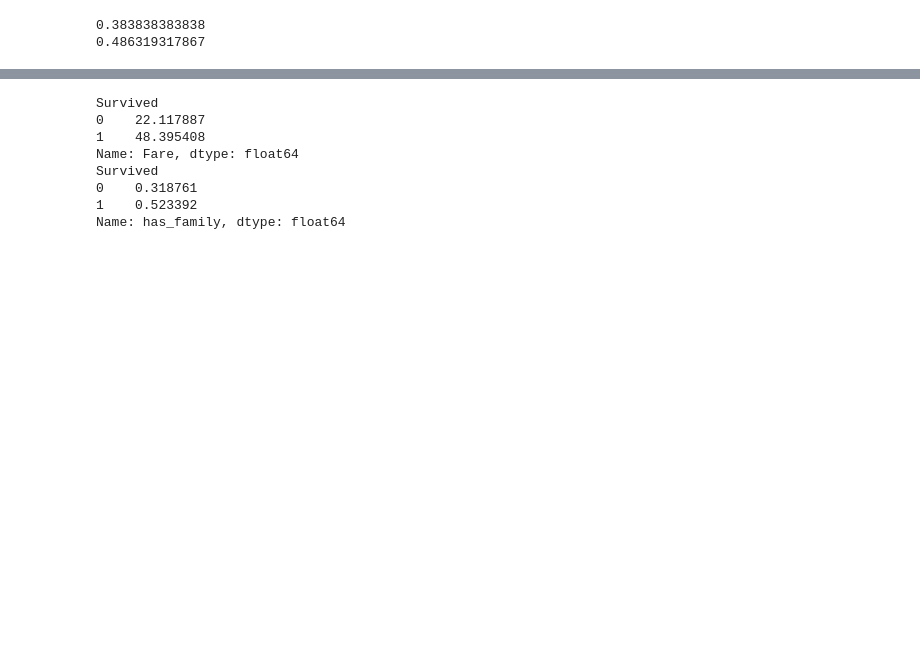
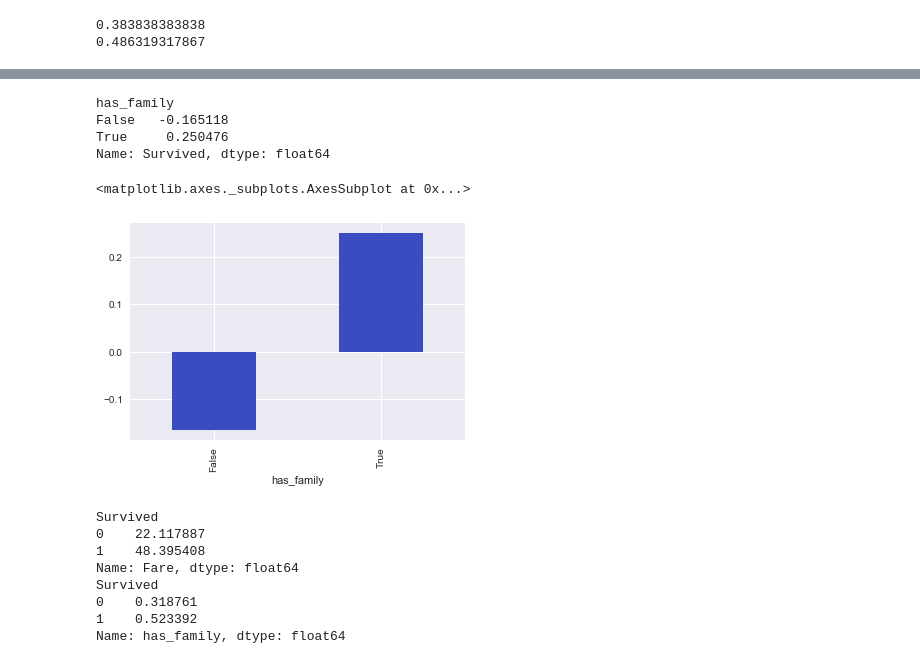
Before and after one commit to kylemeenehan/titanic-data, a Jupyter notebook: Titanic Project.ipynb, the cells around one changed output, grey strips where cells are left out. Drawn from its saved outputs; the diff is of its cells as text; code cells hidden in the pictures; blank space fills up the shorter version.

```diff
--- a/Titanic Project.ipynb
+++ b/Titanic Project.ipynb
@@ -221,3 +202,16 @@ families.plot.bar()
+# %%
+by_family = titanic_data.groupby('has_family').mean()['Survived'].apply(standardize_mean)
+
+print by_family
+
+by_family.plot.bar(colormap='coolwarm')
+# %% [output]
+has_family
+False   -0.165118
+True     0.250476
+Name: Survived, dtype: float64
+<matplotlib.axes._subplots.AxesSubplot at 0x...>
+[figure, added]
 # %%
 grouped = titanic_data.groupby('Survived').mean()
 print grouped['Fare']
```
Also changed, not shown: parts of 6 cells of this notebook.
